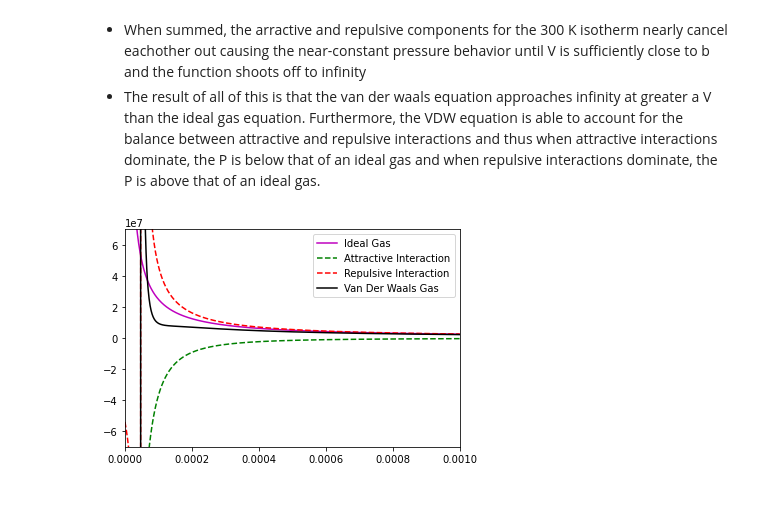
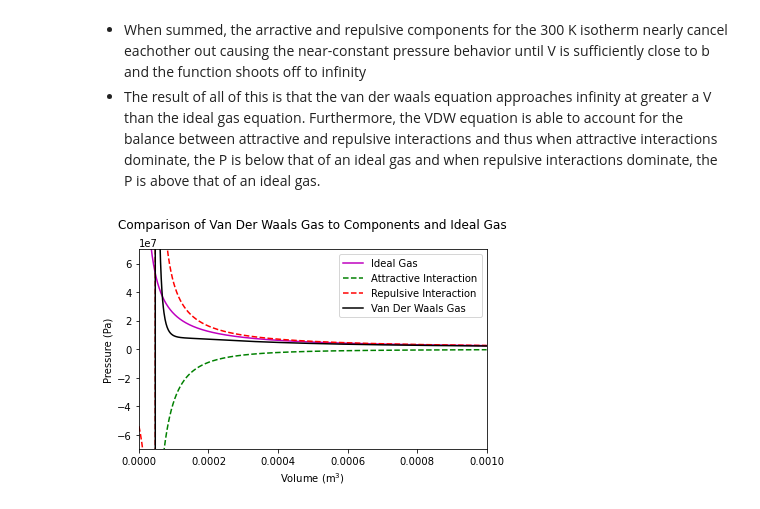
Before and after one commit to benf549/PChem-Problem-Sets, a Jupyter notebook: Problem Set 2/Problem Set 2.ipynb, the cells around one changed output. Cells and saved outputs as stored; diff of their text form; code cells hidden in the pictures.

```diff
--- a/Problem Set 2/Problem Set 2.ipynb
+++ b/Problem Set 2/Problem Set 2.ipynb
@@ -109,16 +111,21 @@ _Compare VDW and Ideal 300 K isotherm_
 # %%
 p_vdw = VDW(Vs, 300, 1, a, b)
 p_ideal = ideal_gas(Vs, 300, 1)
 p_second = VDW(Vs, 300, 1, a, b, 0)
 p_first = VDW(Vs, 300, 1, 0, b)
 
 ideal, = plt.plot(Vs, p_ideal, 'm')
 attractive, = plt.plot(Vs, p_second, '--g')
 repulsive, = plt.plot(Vs, p_first, '--r')
 vanderwaals, = plt.plot(Vs, p_vdw, 'k')
 
 plt.legend((ideal, attractive, repulsive, vanderwaals), ("Ideal Gas", "Attractive Interaction", "Repulsive Interaction", "Van Der Waals Gas"))
 plt.axis([0, 0.001, -7e7, 7e7])
 fig.autofmt_xdate()
+plt.title("Comparison of Van Der Waals Gas to Components and Ideal Gas\n")
+plt.ylabel("Pressure (Pa)")
+plt.xlabel("Volume (m$^3$)")
+
+plt.tight_layout()
 # %% [output]
-[figure, old version]
+[figure, new version]
```
Also changed, not shown: parts of 1 cell of this notebook.
